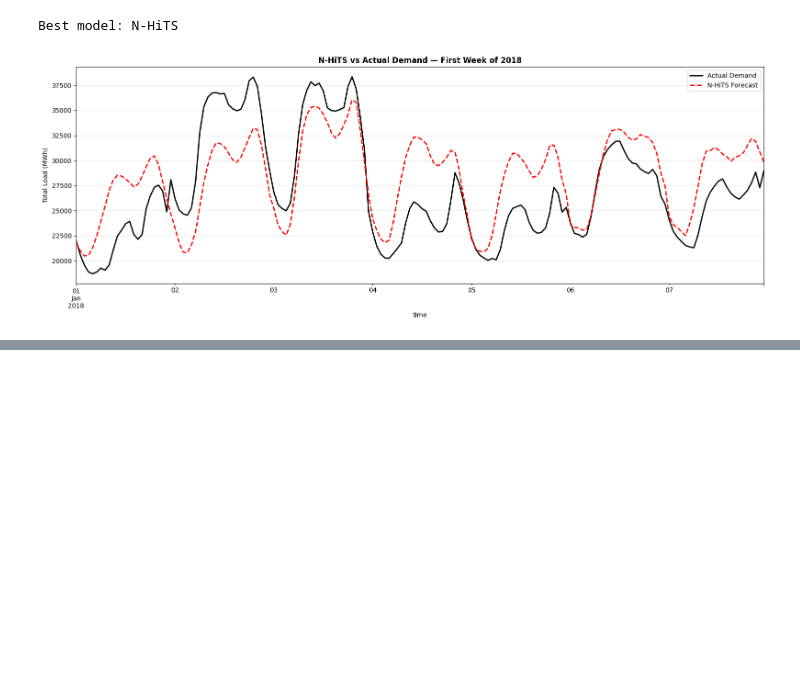
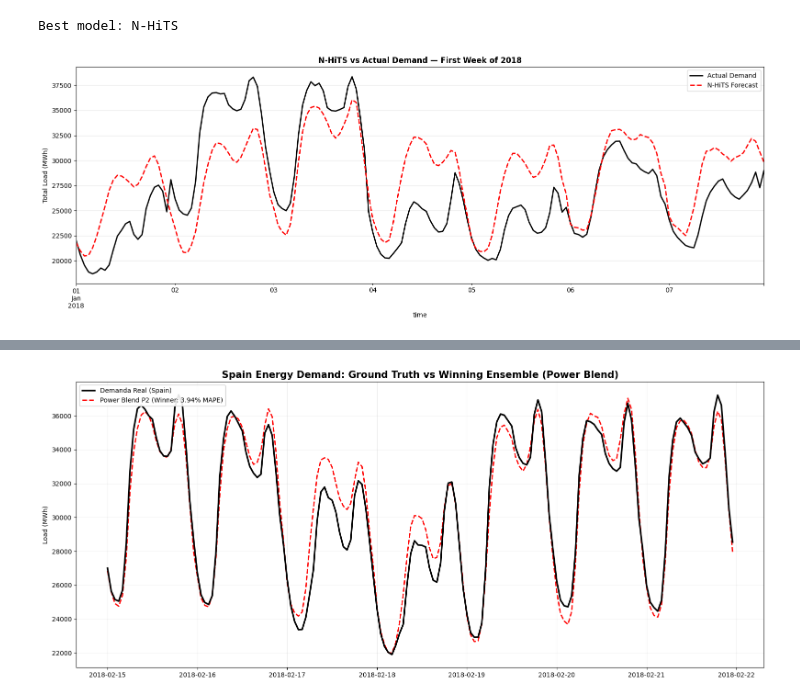
Before and after one commit to MariaGoico/Time_Series_Final_Project, a Jupyter notebook: modeling_pipeline.ipynb, the cells around one changed output, grey strips where cells are left out. Cells and saved outputs as stored; diff of their text form; code cells hidden in the pictures; blank space fills up the shorter version.

Commit message:
Modeling Pipeline

```diff
--- a/modeling_pipeline.ipynb
+++ b/modeling_pipeline.ipynb
@@ -717,0 +403,91 @@ Ensemble: Stacking     1374.54  4.63  1921.53  1104.69
+# %%
+import pandas as pd
+import numpy as np
+from sklearn.metrics import mean_absolute_error, mean_absolute_percentage_error, mean_squared_error
+from sklearn.linear_model import Lasso
+from scipy.optimize import minimize
+import matplotlib.pyplot as plt
+
+print("--- INICIANDO MOTOR DE ENSEMBLE: MODO COMPETICIÓN ---")
+
+ensemble_df = pd.DataFrame(index=y_test.index)
+ensemble_df['Actual'] = y_test.values
+
+top_candidates = ['N-HiTS', 'LSTM', 'LightGBM', 'XGBoost', 'CatBoost']
+for m in top_candidates:
+    if m in predictions:
+        df_temp = predictions[m].to_dataframe()
+        if df_temp.index.tz is None and ensemble_df.index.tz is not None:
+            df_temp.index = df_temp.index.tz_localize(ensemble_df.index.tz)
+        ensemble_df[m] = df_temp.iloc[:, 0]
+    elif m in alt_preds:
+        ensemble_df[m] = alt_preds[m]
+
+ensemble_df = ensemble_df.dropna()
+model_names = [c for c in ensemble_df.columns if c != 'Actual']
+
+train_size = 45 * 24
+train_df = ensemble_df.iloc[:train_size]
+eval_df  = ensemble_df.iloc[train_size:].copy()
+
+
+eval_df['ENSEMBLE: Power Blend P2'] = (eval_df[model_names]**2).mean(axis=1)**(1/2)
+
+def objective_mae(weights):
+    weights = weights / np.sum(weights)
+    weighted_pred = (train_df[model_names] * weights).sum(axis=1)
+    return mean_absolute_error(train_df['Actual'], weighted_pred)
+
+res_opt = minimize(objective_mae, [1./len(model_names)]*len(model_names),
+                   method='SLSQP', bounds=[(0, 1)]*len(model_names),
+                   constraints=({'type': 'eq', 'fun': lambda w: np.sum(w) - 1}))
+best_w_opt = res_opt.x / np.sum(res_opt.x)
+eval_df['Ensemble: v4 Optimized'] = (eval_df[model_names] * best_w_opt).sum(axis=1)
+
+meta_lasso = Lasso(alpha=0.1, positive=True)
+meta_lasso.fit(train_df[model_names], train_df['Actual'])
+eval_df['Ensemble: Meta-Lasso'] = meta_lasso.predict(eval_df[model_names])
+
+eval_df['Ensemble: Simple Mean'] = eval_df[model_names].mean(axis=1)
+
+
+def get_metrics(y_true, y_pred):
+    return {
+        'MAE':  mean_absolute_error(y_true, y_pred),
+        'MAPE': mean_absolute_percentage_error(y_true, y_pred) * 100,
+        'RMSE': np.sqrt(mean_squared_error(y_true, y_pred))
+    }
+
+leaderboard = {
+    'TSO Baseline': tso_metrics,
+    'ENSEMBLE: Power Blend P2': get_metrics(eval_df['Actual'], eval_df['ENSEMBLE: Power Blend P2']),
+    'Ensemble: v4 Optimized': get_metrics(eval_df['Actual'], eval_df['Ensemble: v4 Optimized']),
+    'Ensemble: Meta-Lasso': get_metrics(eval_df['Actual'], eval_df['Ensemble: Meta-Lasso']),
+    'Ensemble: Simple Mean': get_metrics(eval_df['Actual'], eval_df['Ensemble: Simple Mean']),
+    'N-HiTS (Best Solo)': get_metrics(eval_df['Actual'], eval_df['N-HiTS'])
+}
+
+report_df = pd.DataFrame(leaderboard).T[['MAE', 'MAPE', 'RMSE']].sort_values('MAE')
+print("\n" + "="*95)
+print(report_df.round(2).to_string())
+print("="*95)
+
+plt.figure(figsize=(16, 7))
+plot_window = eval_df.iloc[:168]
+
+plt.plot(plot_window.index, plot_window['Actual'], label='Demanda Real (Spain)', color='black', lw=2.5, zorder=3)
+plt.plot(plot_window.index, plot_window['ENSEMBLE: Power Blend P2'],
+         label='Power Blend P2 (Winner: 3.94% MAPE)', color='#FF0000', lw=2, linestyle='--')
+
+plt.title("Spain Energy Demand: Ground Truth vs Winning Ensemble (Power Blend)", fontsize=15, fontweight='bold')
+plt.ylabel("Load (MWh)")
+plt.legend(frameon=True, facecolor='white', framealpha=0.9, loc='upper left')
+plt.grid(True, alpha=0.2)
+plt.tight_layout()
+plt.show()
+
+print("\n[Insights] Pesos de la Optimización v4 (para comparar con el Winner):")
+for name, w in zip(model_names, best_w_opt):
+    if w > 0.01:
+        print(f"  > {name:<12}: {w*100:>5.1f}%")
+# %% [output]
@@ -717,0 +505 @@ Ensemble: Stacking     1374.54  4.63  1921.53  1104.69
+[figure, added]
```
Also changed, not shown: parts of 34 cells of this notebook.
